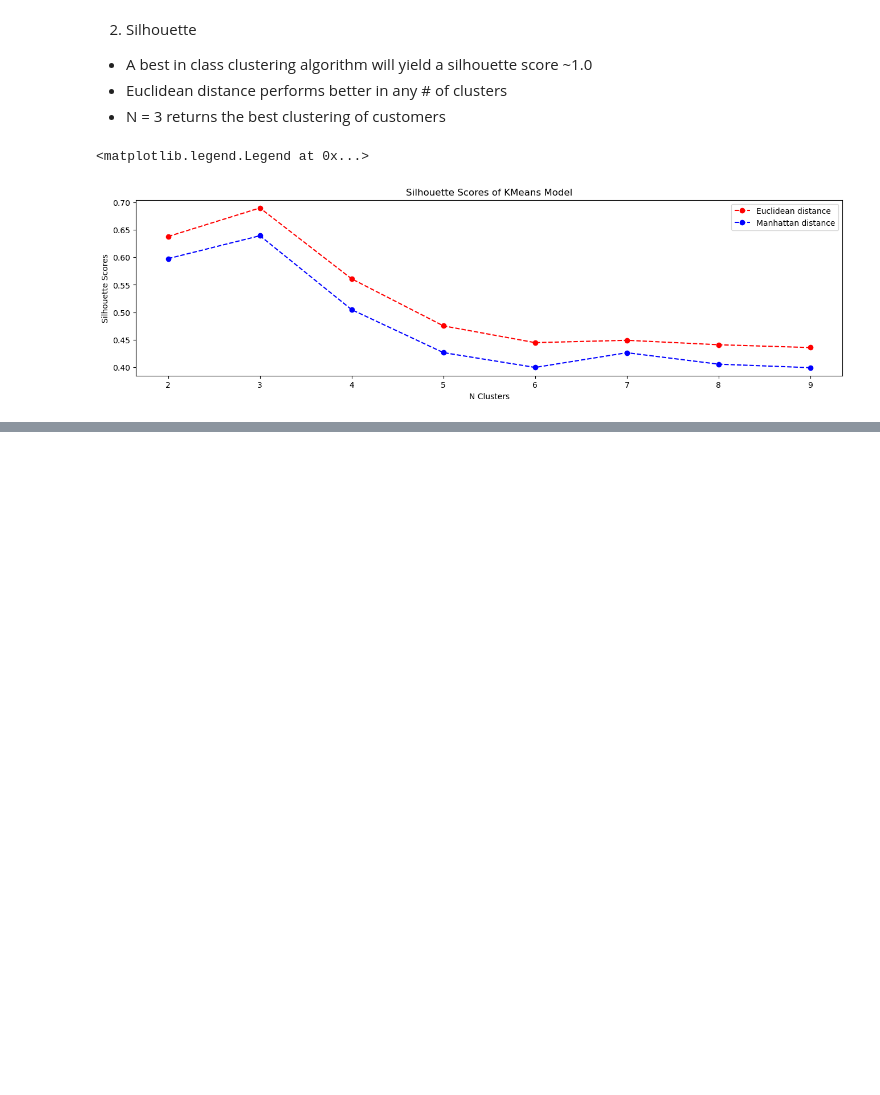
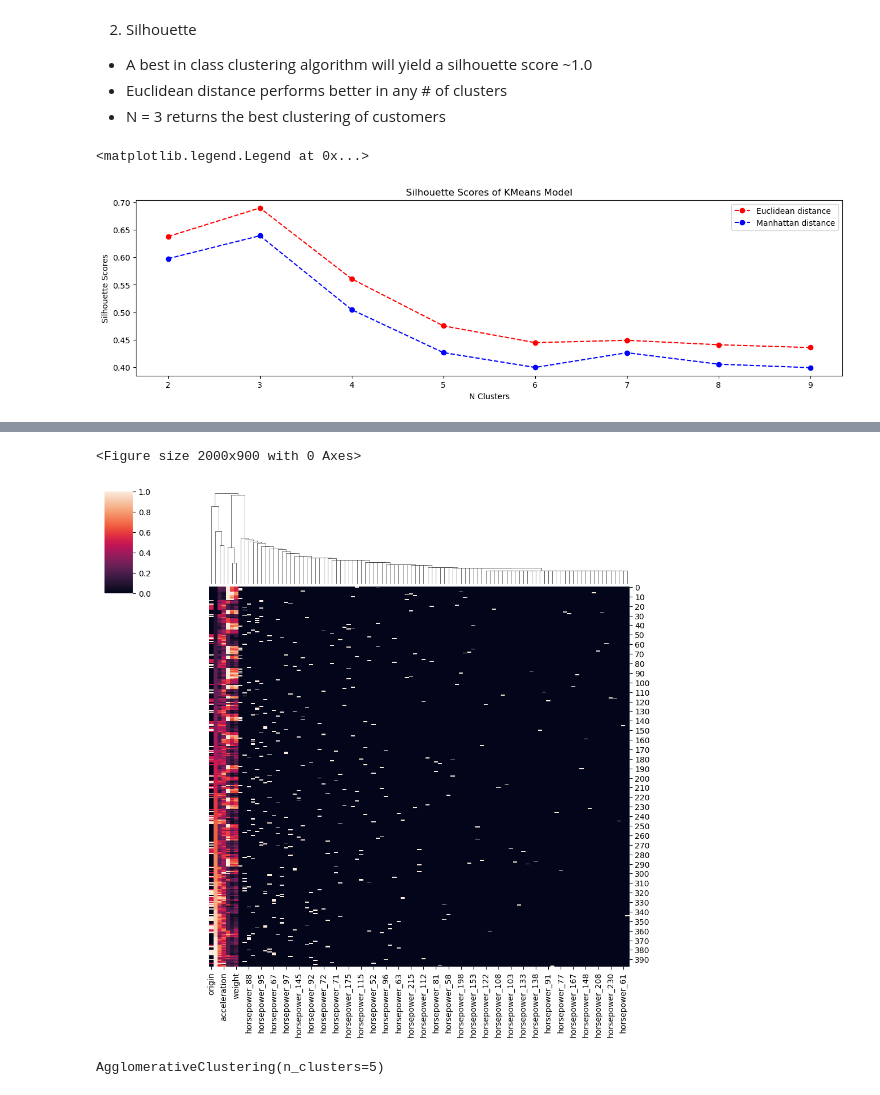
Before and after one commit to GustavoGran/data-science, a Jupyter notebook: unsupervised-tutorial/unsupervised-tutorial.ipynb, the cells around one changed output, grey strips where cells are left out. Saved outputs shown, nothing was run; the diff lists cells and outputs as text; code cells hidden in the pictures; blank space fills up the shorter version.

```diff
--- a/unsupervised-tutorial/unsupervised-tutorial.ipynb
+++ b/unsupervised-tutorial/unsupervised-tutorial.ipynb
@@ -331,0 +407,7 @@ ax.legend()
+# %%
+plt.figure(figsize=(20,9))
+sns.clustermap(df_scaled,row_cluster=False)
+plt.show()
+# %% [output]
+<Figure size 2000x900 with 0 Axes>
+[figure, added]
@@ -331,0 +417,4 @@ ax.legend()
+# %%
+model.fit(df_scaled)
+# %% [output]
+AgglomerativeClustering(n_clusters=5)
```
Also changed, not shown: parts of 48 cells of this notebook.
